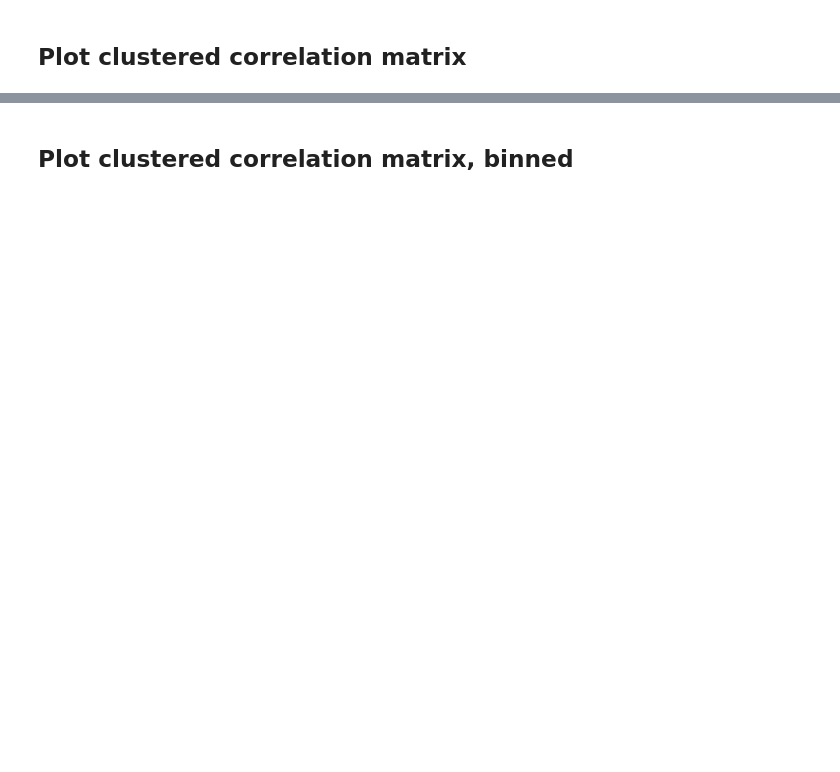
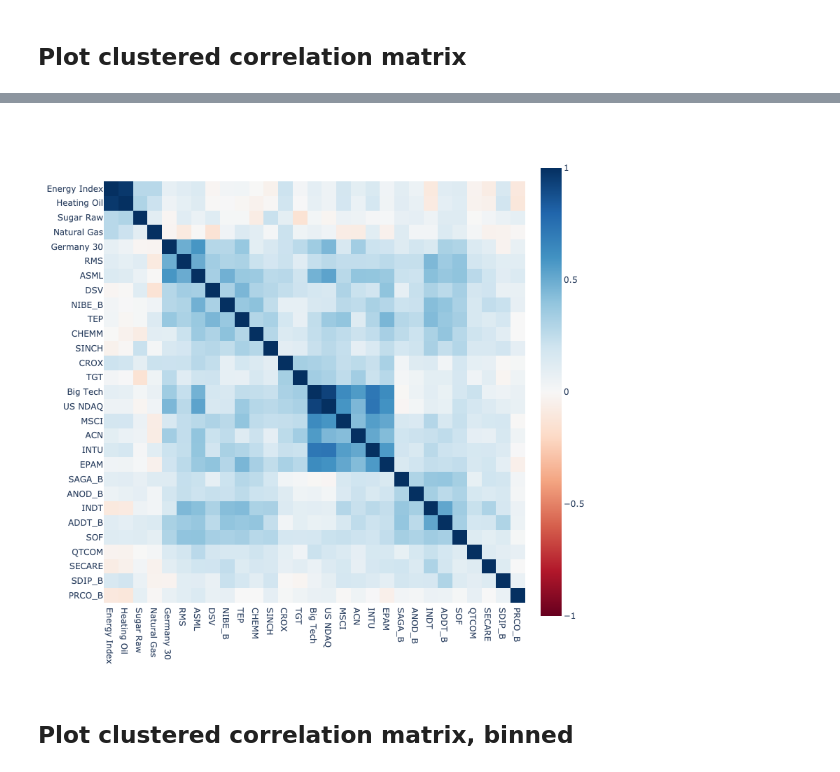
Before and after one commit to fernandobrito/investments-toolkit, a Jupyter notebook: examples/correlation_from_list.ipynb, the cells around one changed output, grey strips where cells are left out. Drawn from its saved outputs; the diff is of its cells as text; code cells hidden in the pictures; blank space fills up the shorter version.

```diff
--- a/examples/correlation_from_list.ipynb
+++ b/examples/correlation_from_list.ipynb
@@ -92,5 +95,5 @@ plot_correlation_matrix(correlations, width=800, height=800)
 # %%
 clustered_df = cluster_by_correlation(df)
 clustered_df_corr = clustered_df.corr()
-plot_correlation_matrix(clustered_df_corr, width=800, height=800)
+plot_correlation_matrix(clustered_df_corr, interactive=IS_INTERACTIVE, width=800, height=800)
 # %% [output]
@@ -98,3 +100,4 @@ plot_correlation_matrix(clustered_df_corr, width=800, height=800)
+[figure, added]
 # %% [markdown]
 ## Plot clustered correlation matrix, binned
 # %%
```
Also changed, not shown: parts of 4 cells of this notebook, 2 other files.
